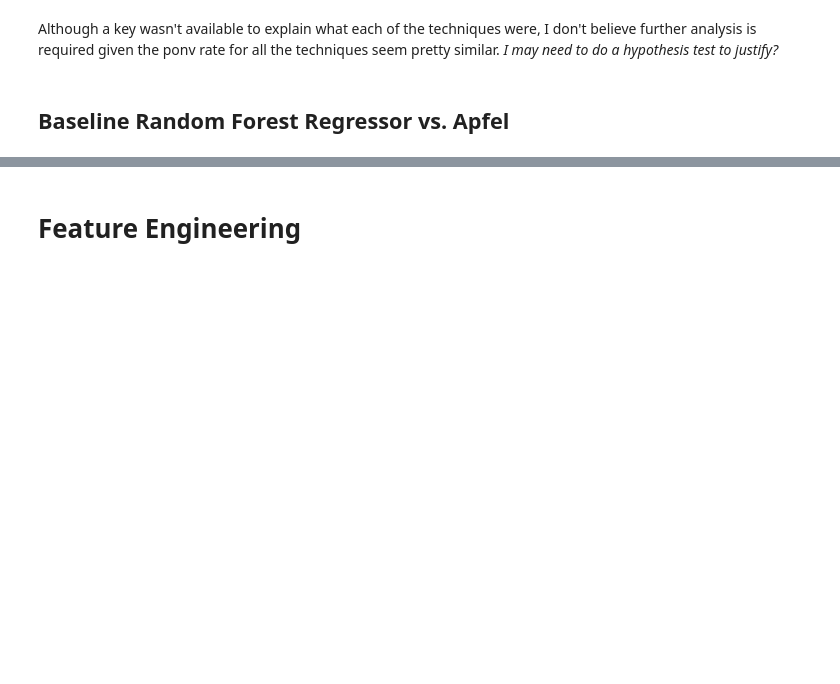
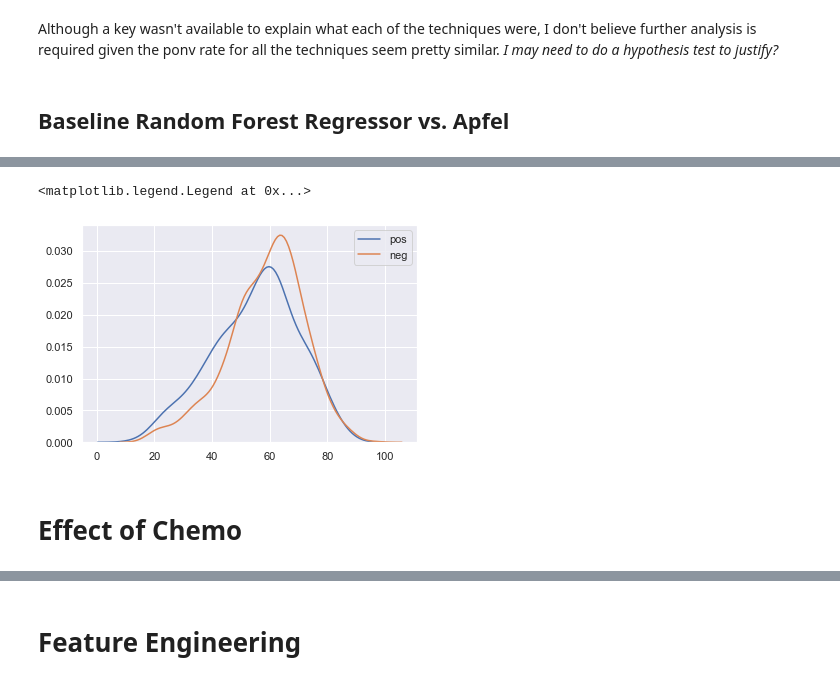
Before and after one commit to brokengrappler/PONV_Classifier, a Jupyter notebook: jpnb/P3_EDA.ipynb, the cells around one changed output, grey strips where cells are left out. Drawn from its saved outputs; the diff is of its cells as text; code cells hidden in the pictures; blank space fills up the shorter version.

```diff
--- a/jpnb/P3_EDA.ipynb
+++ b/jpnb/P3_EDA.ipynb
@@ -218,0 +733,4 @@ train_x_os, train_y_os = ROS.fit(train_x, train_y)
+# %%
+#Age appears to have no discernable effect
+age_df = pd.concat([tv_x['age'], tv_y], axis=1)
+age_df
@@ -218,0 +753,9 @@ train_x_os, train_y_os = ROS.fit(train_x, train_y)
+# %%
+sns.kdeplot(age_df[age_df['ponv'] == True]['age'])
+sns.kdeplot(age_df[age_df['ponv'] == False]['age'])
+plt.legend(['pos', 'neg'])
+# %% [output]
+<matplotlib.legend.Legend at 0x...>
+[figure, added]
+# %% [markdown]
+# Effect of Chemo
```
Also changed, not shown: parts of 148 cells of this notebook, 29 other files.
